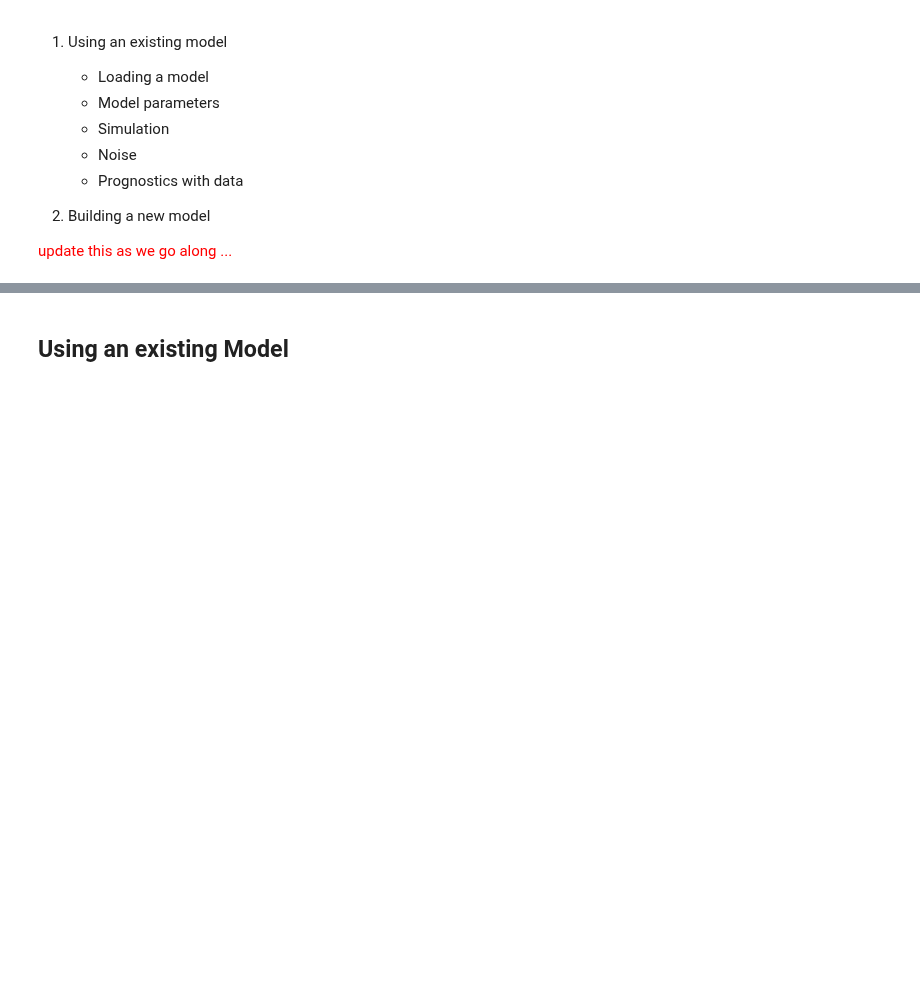
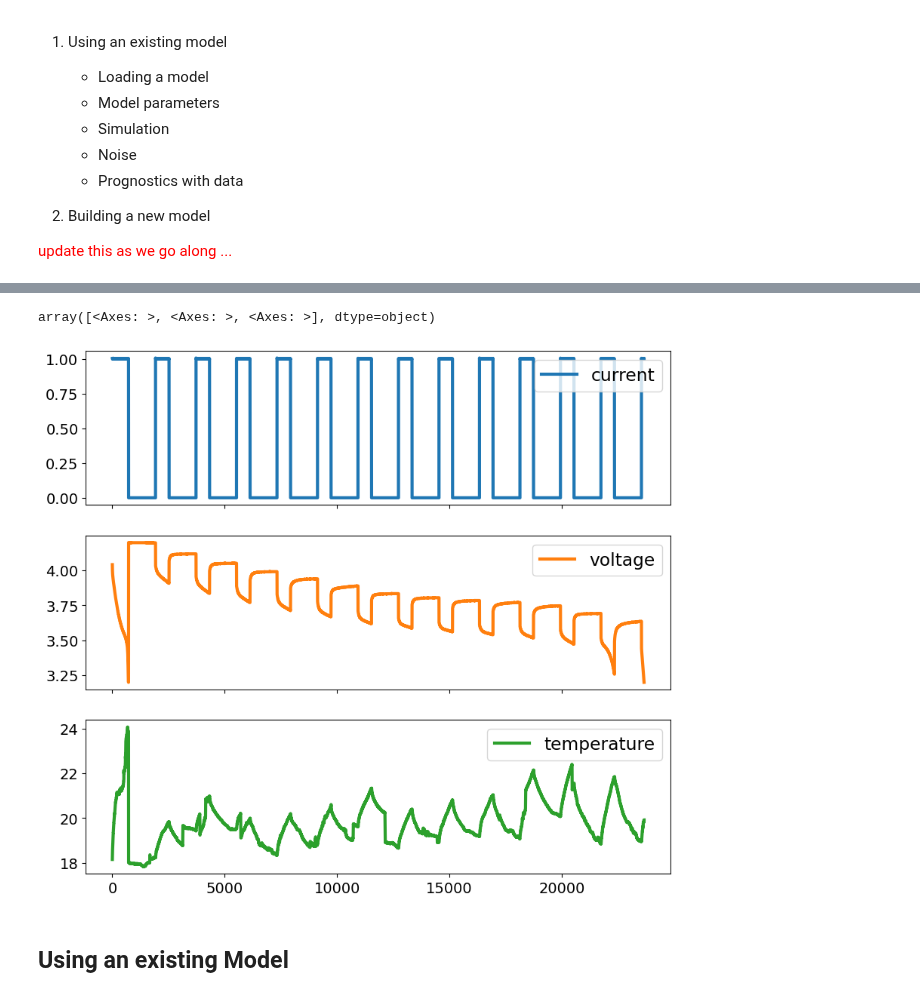
Before and after one commit to nasa/progpy, a Jupyter notebook: examples/2024PHMTutorial.ipynb, the cells around one changed output, grey strips where cells are left out. Cells and saved outputs as stored; diff of their text form; code cells hidden in the pictures; blank space fills up the shorter version.

Commit message:
Added data download

```diff
--- a/examples/2024PHMTutorial.ipynb
+++ b/examples/2024PHMTutorial.ipynb
@@ -23,3 +20,6 @@ warnings.filterwarnings('ignore')
+# %%
+from progpy.datasets import nasa_battery
+(desc, data) = nasa_battery.load_data(1)
 # %% [markdown]
 ## Introduction to ProgPy
 # %% [markdown]
@@ -54,0 +71,4 @@ The tutorial will begin with an introduction to prognostics and ProgPy using Pro
+# %%
+import pandas as pd
+dataset = pd.concat(data[5:32], ignore_index=True)
+print(dataset)
@@ -55,3 +90,8 @@ The tutorial will begin with an introduction to prognostics and ProgPy using Pro
+# %%
+dataset.plot(y=['current', 'voltage', 'temperature'], subplots=True)
+# %% [output]
+array([<Axes: >, <Axes: >, <Axes: >], dtype=object)
+[figure, added]
 # %% [markdown]
 ## Using an existing Model
 # %% [markdown]
```
Also changed, not shown: parts of 15 cells of this notebook.
